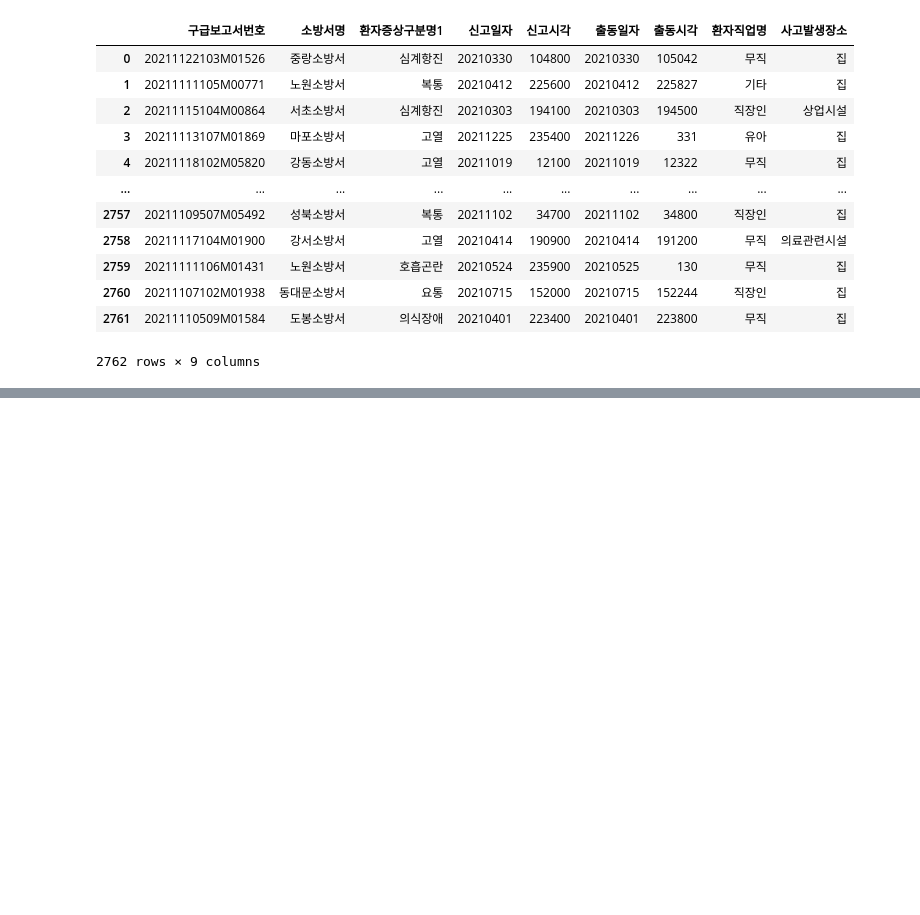
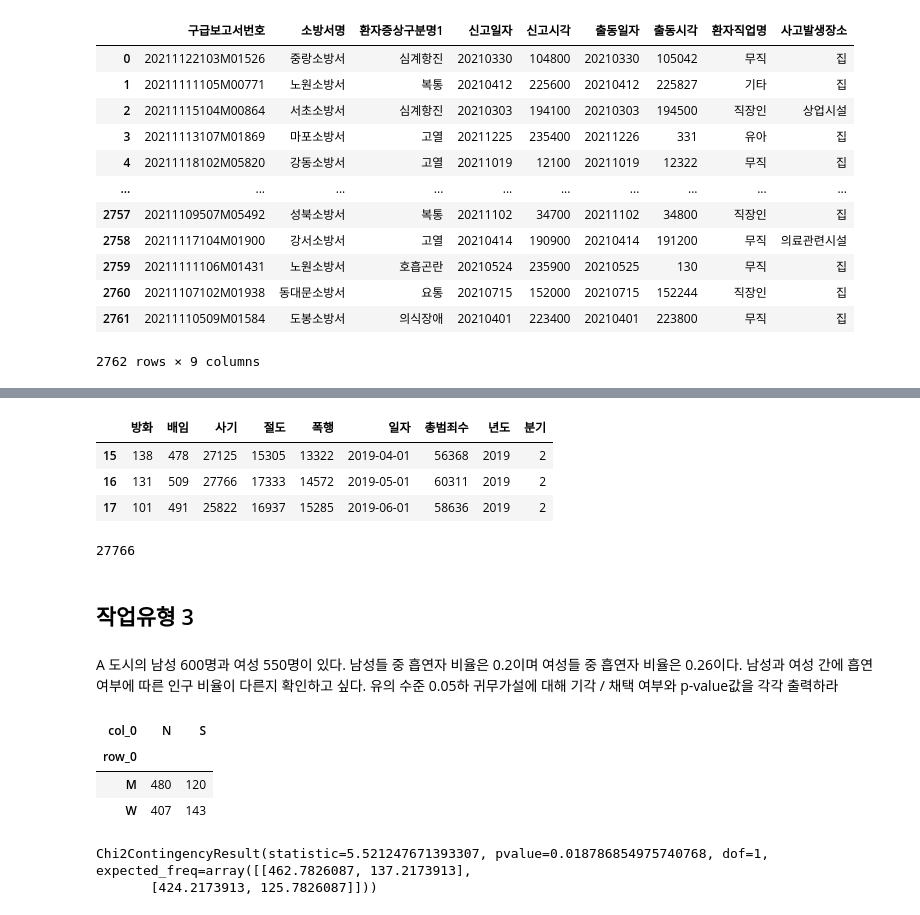
Before and after one commit to Apple03244/CodingTest, a Jupyter notebook: 빅분기_기출문제_6.ipynb, the cells around one changed output, grey strips where cells are left out. Saved outputs shown, nothing was run; the diff lists cells and outputs as text; code cells hidden in the pictures; blank space fills up the shorter version.

```diff
--- a/빅분기_기출문제_6.ipynb
+++ b/빅분기_기출문제_6.ipynb
@@ -101,0 +190,28 @@ result_data.sort_values("소요시간",ascending=True)[["소방서명","소요
+# %%
+pre_data["년도"]=pre_data["일자"].apply(lambda x:x.year)
+pre_data["분기"]=pre_data["일자"].apply(lambda x:int((x.month-1)//3)+1)
+# %%
+result=pd.DataFrame(pre_data.groupby(["년도","분기"])["총범죄수"].mean()).sort_values("총범죄수",ascending=False).reset_index().iloc[0]
+# %%
+year=result["년도"]
+quater=result["분기"]
+# %%
+idx1=pre_data["년도"]==year
+idx2=pre_data["분기"]==quater
+# %%
+result_data=pre_data[idx1&idx2]
+result_data
+# %% [output]
+|  | 방화 | 배임 | 사기 | 절도 | 폭행 | 일자 | 총범죄수 | 년도 | 분기 |
+| 15 | 138 | 478 | 27125 | 15305 | 13322 | 2019-04-01 | 56368 | 2019 | 2 |
+| 16 | 131 | 509 | 27766 | 17333 | 14572 | 2019-05-01 | 60311 | 2019 | 2 |
+| 17 | 101 | 491 | 25822 | 16937 | 15285 | 2019-06-01 | 58636 | 2019 | 2 |
+# %%
+result_data.sort_values(["사기"],ascending=False).iloc[0]["사기"]
+# %% [output]
+27766
+# %% [markdown]
+## 작업유형 3
+# %% [markdown]
+A 도시의 남성 600명과 여성 550명이 있다. 남성들 중 흡연자 비율은 0.2이며 여성들 중 흡연자 비율은 0.26이다.
+남성과 여성 간에 흡연 여부에 따른 인구 비율이 다른지 확인하고 싶다. 유의 수준 0.05하 귀무가설에 대해 기각 / 채택 여부와 p-value값을 각각 출력하라
@@ -101,0 +225,13 @@ result_data.sort_values("소요시간",ascending=True)[["소방서명","소요
+# %%
+data3
+# %% [output]
+| col_0 | N | S |
+| row_0 |  |  |
+| M | 480 | 120 |
+| W | 407 | 143 |
+# %%
+import scipy as sp
+sp.stats.chi2_contingency(data3)
+# %% [output]
+Chi2ContingencyResult(statistic=5.521247671393307, pvalue=0.018786854975740768, dof=1, expected_freq=array([[462.7826087, 137.2173913],
+       [424.2173913, 125.7826087]]))
```
Also changed, not shown: parts of 38 cells of this notebook.
